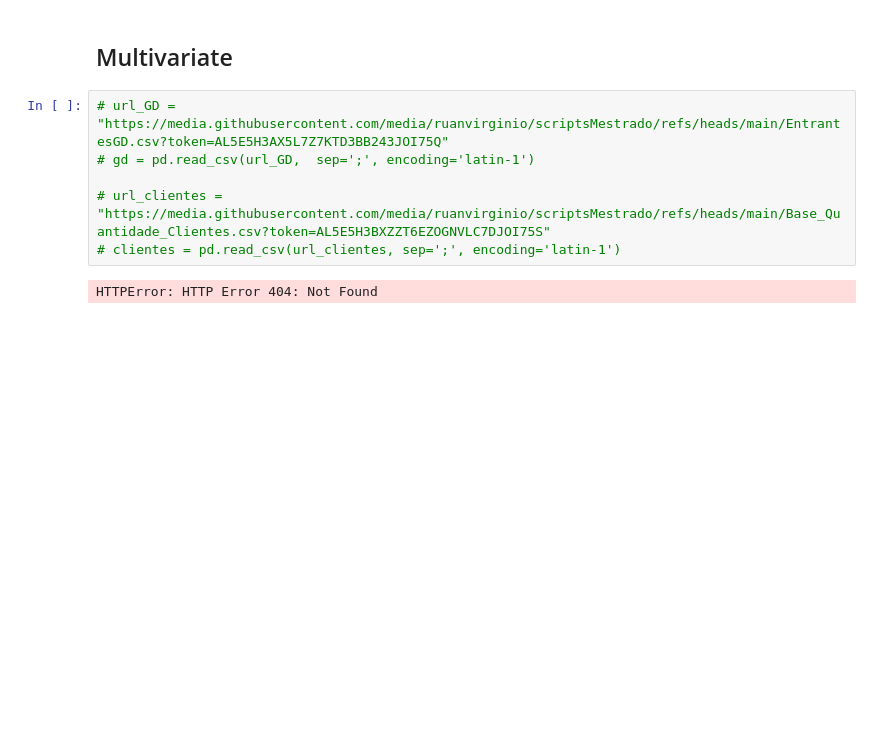
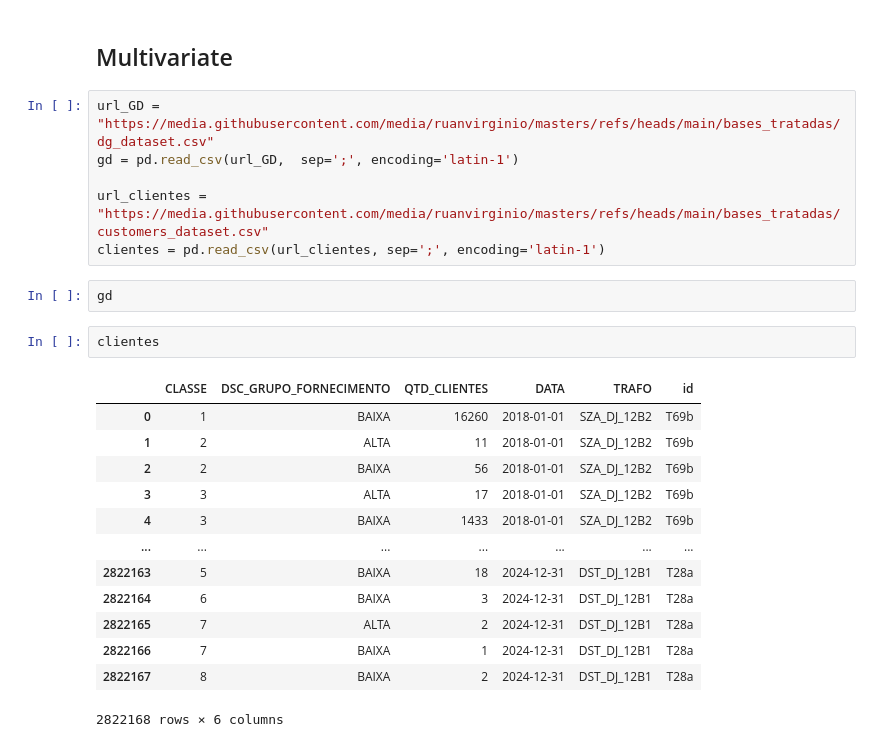
Before and after one commit to ruanvirginio/masters, a Jupyter notebook: Recursive_Forecasting.ipynb, the cells around one changed output. Saved outputs shown, nothing was run; the diff lists cells and outputs as text; blank space fills up the shorter version.

```diff
--- a/Recursive_Forecasting.ipynb
+++ b/Recursive_Forecasting.ipynb
@@ -409,10 +409,26 @@ data
 # %% [markdown]
 ## Multivariate
 # %%
-# url_GD = "https://media.githubusercontent.com/media/ruanvirginio/scriptsMestrado/refs/heads/main/EntrantesGD.csv?token=AL5E5H3AX5L7Z7KTD3BB243JOI75Q"
-# gd = pd.read_csv(url_GD,  sep=';', encoding='latin-1')
+url_GD = "https://media.githubusercontent.com/media/ruanvirginio/masters/refs/heads/main/bases_tratadas/dg_dataset.csv"
+gd = pd.read_csv(url_GD,  sep=';', encoding='latin-1')
 
-# url_clientes = "https://media.githubusercontent.com/media/ruanvirginio/scriptsMestrado/refs/heads/main/Base_Quantidade_Clientes.csv?token=AL5E5H3BXZZT6EZOGNVLC7DJOI75S"
-# clientes = pd.read_csv(url_clientes, sep=';', encoding='latin-1')
+url_clientes = "https://media.githubusercontent.com/media/ruanvirginio/masters/refs/heads/main/bases_tratadas/customers_dataset.csv"
+clientes = pd.read_csv(url_clientes, sep=';', encoding='latin-1')
-# %% [output]
-HTTPError: HTTP Error 404: Not Found
+# %%
+gd
+# %%
+clientes
+# %% [output]
+|  | CLASSE | DSC_GRUPO_FORNECIMENTO | QTD_CLIENTES | DATA | TRAFO | id |
+| 0 | 1 | BAIXA | 16260 | 2018-01-01 | SZA_DJ_12B2 | T69b |
+| 1 | 2 | ALTA | 11 | 2018-01-01 | SZA_DJ_12B2 | T69b |
+| 2 | 2 | BAIXA | 56 | 2018-01-01 | SZA_DJ_12B2 | T69b |
+| 3 | 3 | ALTA | 17 | 2018-01-01 | SZA_DJ_12B2 | T69b |
+| 4 | 3 | BAIXA | 1433 | 2018-01-01 | SZA_DJ_12B2 | T69b |
+| ... | ... | ... | ... | ... | ... | ... |
+| 2822163 | 5 | BAIXA | 18 | 2024-12-31 | DST_DJ_12B1 | T28a |
+| 2822164 | 6 | BAIXA | 3 | 2024-12-31 | DST_DJ_12B1 | T28a |
+| 2822165 | 7 | ALTA | 2 | 2024-12-31 | DST_DJ_12B1 | T28a |
+| 2822166 | 7 | BAIXA | 1 | 2024-12-31 | DST_DJ_12B1 | T28a |
+| 2822167 | 8 | BAIXA | 2 | 2024-12-31 | DST_DJ_12B1 | T28a |
+2822168 rows × 6 columns
```
Also changed, not shown: parts of 3 cells of this notebook, 1 other file.
